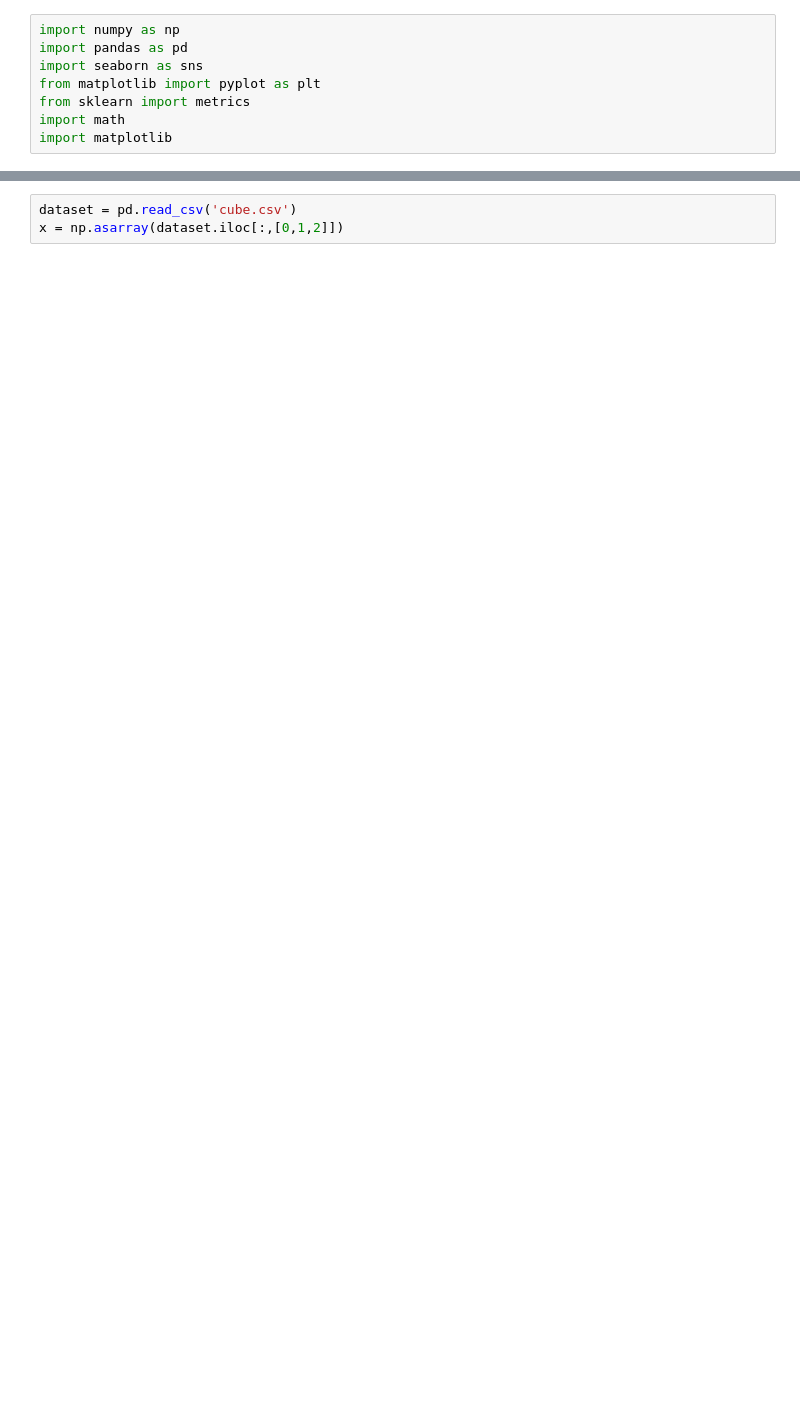
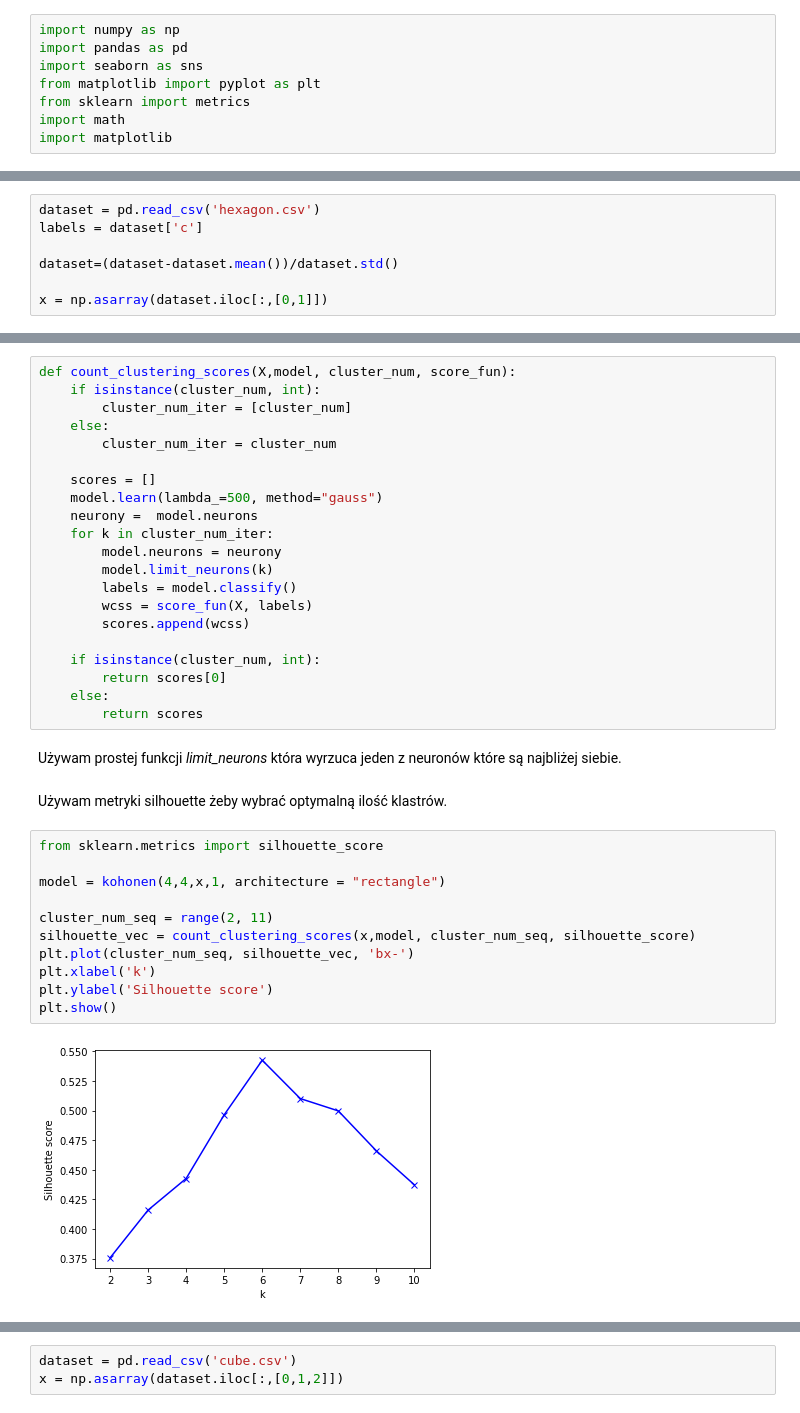
Before and after one commit to bartoszrozek/Metody-Inteligencji-Obliczeniowej, a Jupyter notebook: zadania/kohonen/kohonen_lab1.ipynb, the cells around one changed output, grey strips where cells are left out. Drawn from its saved outputs; the diff is of its cells as text; blank space fills up the shorter version.

```diff
--- a/zadania/kohonen/kohonen_lab1.ipynb
+++ b/zadania/kohonen/kohonen_lab1.ipynb
@@ -259,0 +144,7 @@ colors = [
+# %%
+dataset = pd.read_csv('hexagon.csv')
+labels = dataset['c']
+
+dataset=(dataset-dataset.mean())/dataset.std()
+
+x = np.asarray(dataset.iloc[:,[0,1]])
@@ -259,0 +160,38 @@ colors = [
+# %%
+def count_clustering_scores(X,model, cluster_num, score_fun):
+    if isinstance(cluster_num, int):
+        cluster_num_iter = [cluster_num]
+    else:
+        cluster_num_iter = cluster_num
+
+    scores = []
+    model.learn(lambda_=500, method="gauss")
+    neurony =  model.neurons
+    for k in cluster_num_iter:
+        model.neurons = neurony
+        model.limit_neurons(k)
+        labels = model.classify()
+        wcss = score_fun(X, labels)
+        scores.append(wcss)
+
+    if isinstance(cluster_num, int):
+        return scores[0]
+    else:
+        return scores
+# %% [markdown]
+Używam prostej funkcji *limit_neurons* która wyrzuca jeden z neuronów które są najbliżej siebie.
+# %% [markdown]
+Używam metryki silhouette żeby wybrać optymalną ilość klastrów.
+# %%
+from sklearn.metrics import silhouette_score
+
+model = kohonen(4,4,x,1, architecture = "rectangle")
+
+cluster_num_seq = range(2, 11)
+silhouette_vec = count_clustering_scores(x,model, cluster_num_seq, silhouette_score)
+plt.plot(cluster_num_seq, silhouette_vec, 'bx-')
+plt.xlabel('k')
+plt.ylabel('Silhouette score')
+plt.show()
+# %% [output]
+[figure, added]
```
Also changed, not shown: parts of 57 cells of this notebook.
